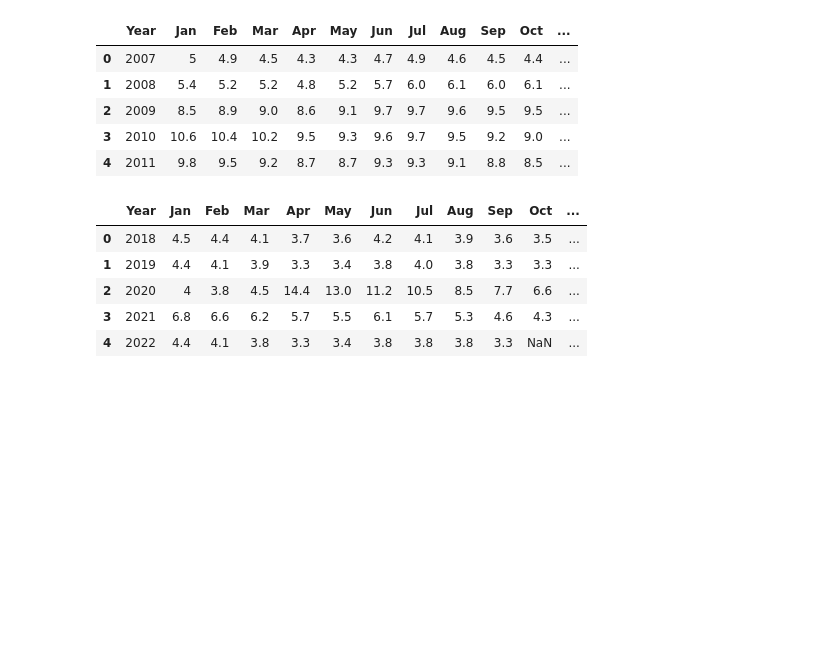
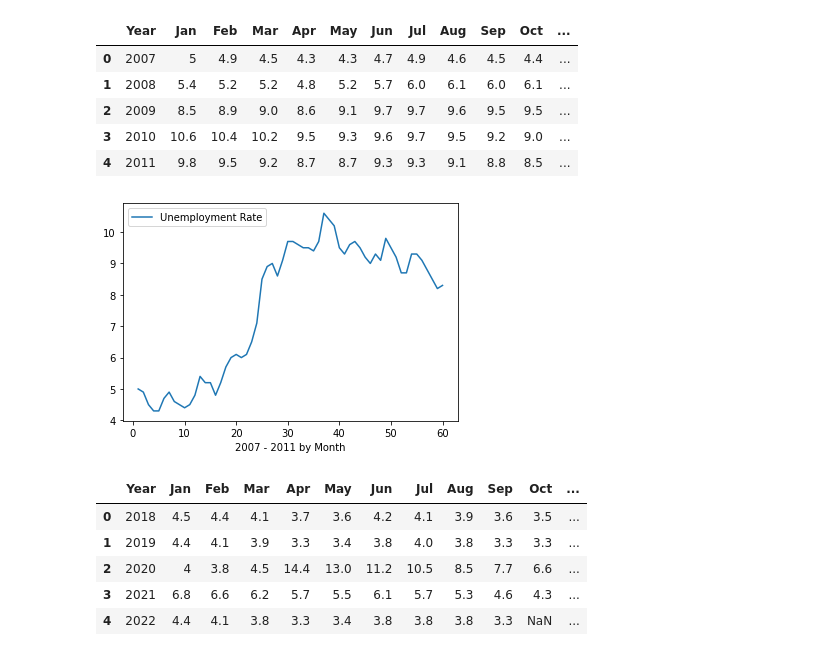
Before and after one commit to Gonsteven11/Project-1-V2, a Jupyter notebook: UnempData/UnemploymentData.ipynb, the cells around one changed output. Drawn from its saved outputs; the diff is of its cells as text; code cells hidden in the pictures; blank space fills up the shorter version.

Commit message:
Add files via upload
data for graphs and finished pngs

```diff
--- a/UnempData/UnemploymentData.ipynb
+++ b/UnempData/UnemploymentData.ipynb
@@ -19,3 +23,14 @@ x_axis =
+# %%
+# graph data
+data = {'2007 - 2011 by Month': [1, 2, 3, 4, 5, 6, 7, 8, 9, 10 , 11, 12, 13, 14, 15, 16, 17, 18, 19, 20, 21, 22, 23, 24, 25, 26, 27, 28, 29, 30, 31, 32, 33, 34, 35, 36, 37, 38, 39, 40, 41, 42, 43, 44, 45, 46, 47, 48, 49, 50, 51, 52, 53, 54, 55, 56, 57, 58, 59, 60],
+        'Unemployment Rate': [5, 4.9, 4.5, 4.3, 4.3, 4.7, 4.9, 4.6, 4.5, 4.4, 4.5, 4.8, 5.4, 5.2, 5.2, 4.8, 5.2, 5.7, 6.0, 6.1, 6.0, 6.1, 6.5, 7.1, 8.5, 8.9, 9.0, 8.6, 9.1, 9.7, 9.7, 9.6, 9.5, 9.5, 9.4, 9.7, 10.6, 10.4, 10.2, 9.5, 9.3, 9.6, 9.7, 9.5, 9.2, 9.0, 9.3, 9.1, 9.8, 9.5, 9.2, 8.7, 8.7, 9.3, 9.3, 9.1, 8.8, 8.5, 8.2, 8.3]
+       }
+
+df = pd.DataFrame(data)
+df.plot(x='2007 - 2011 by Month', y='Unemployment Rate', kind='line')
+plt.show()
+# %% [output]
+[figure, added]
 # %%
 # 2. Unemployment rates from 2016 to 2022
 rates_file = "../UnempData/18.22.csv"
```
Also changed, not shown: parts of 8 cells of this notebook, 3 other files.
